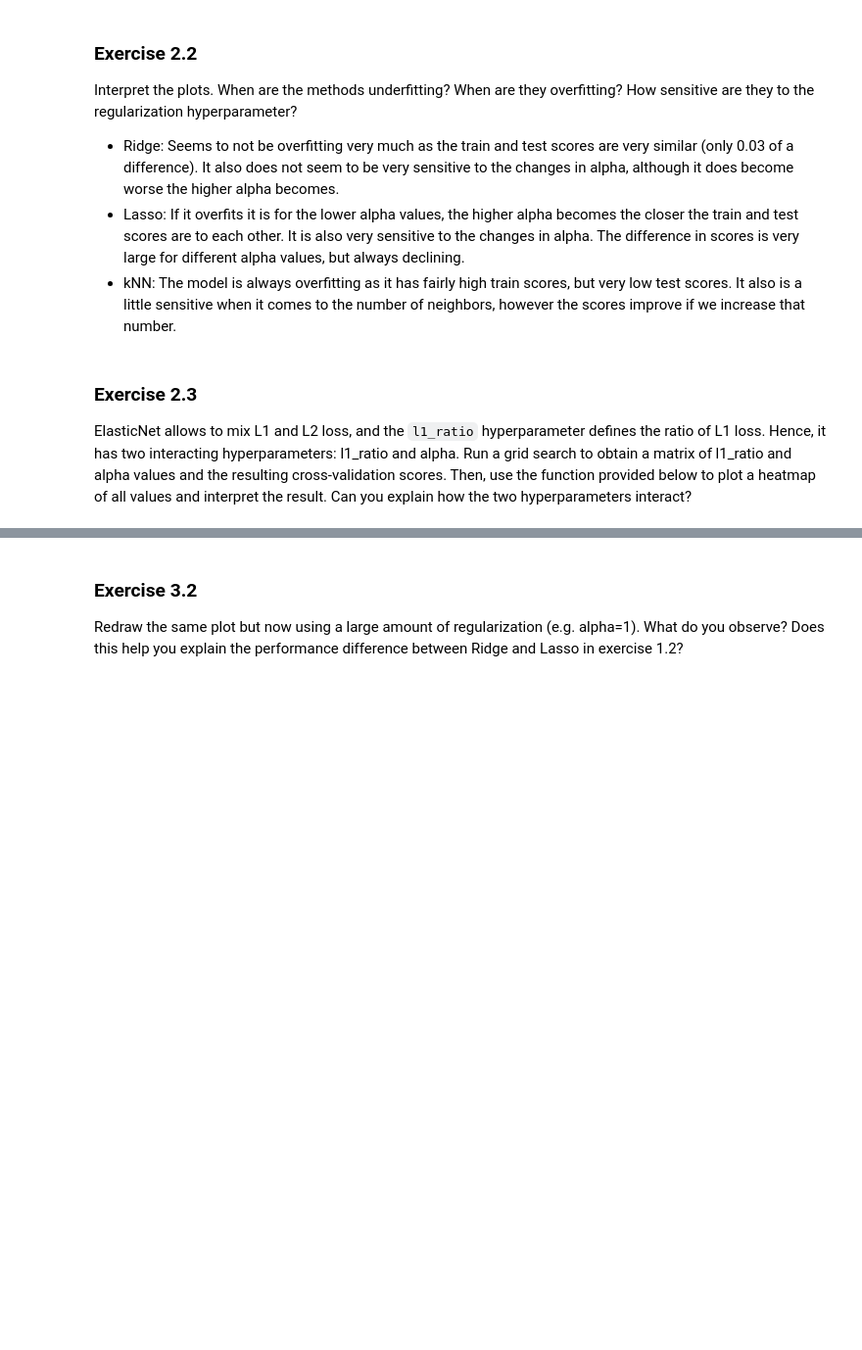
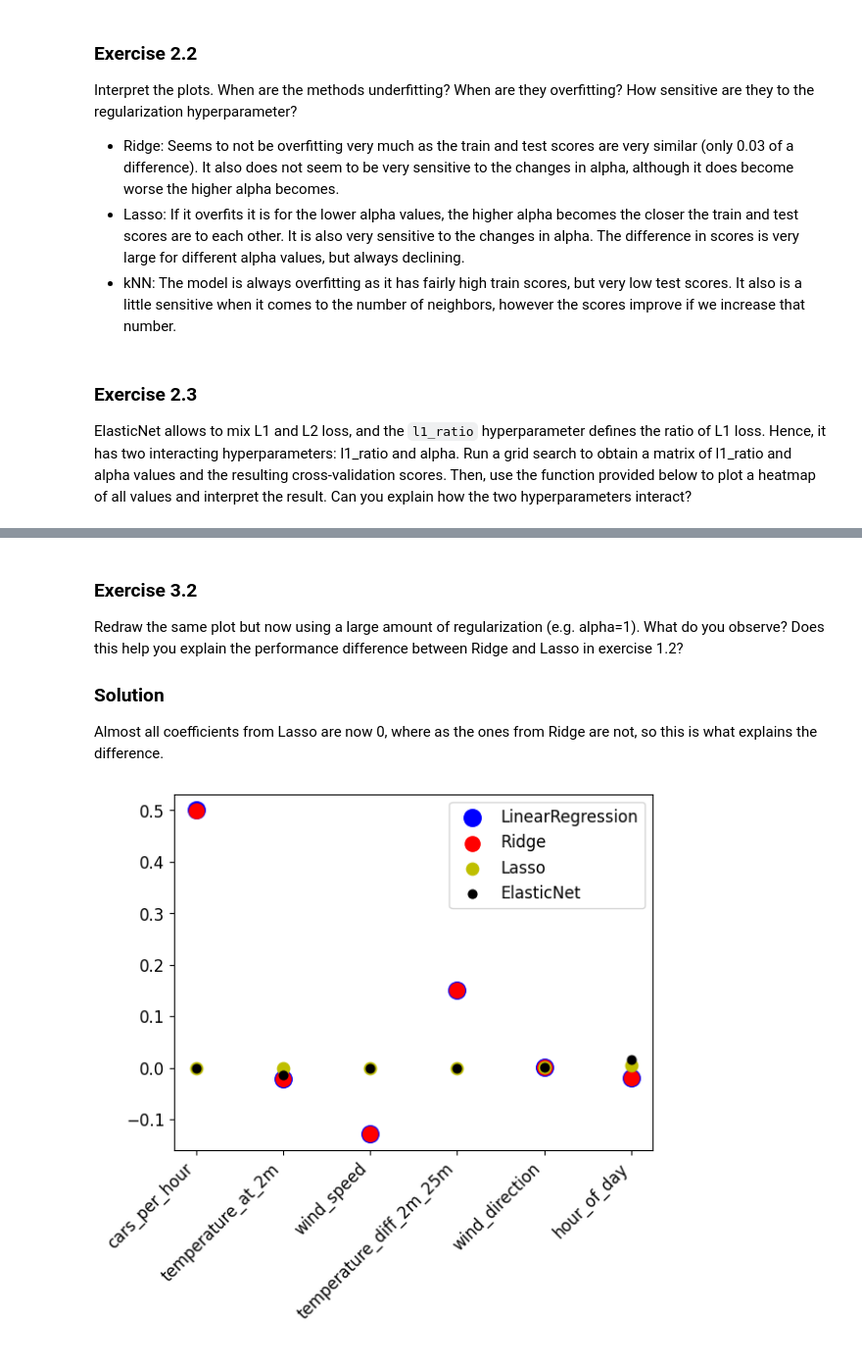
Before and after one commit to RvanSchalm/master, a Jupyter notebook: labs/Lab 1a - Linear Models for Regression.ipynb, the cells around one changed output, grey strips where cells are left out. Shown at 98% size. Saved outputs shown, nothing was run; the diff lists cells and outputs as text; code cells hidden in the pictures; blank space fills up the shorter version.

```diff
--- a/labs/Lab 1a - Linear Models for Regression.ipynb
+++ b/labs/Lab 1a - Linear Models for Regression.ipynb
@@ -289,3 +313,10 @@ For all models, choose an alpha parameter that seems to work well in the previou
 # %% [markdown]
 ### Exercise 3.2
 Redraw the same plot but now using a large amount of regularization (e.g. alpha=1). What do you observe? Does this help you explain the performance difference between Ridge and Lasso in exercise 1.2?
+
+### Solution
+Almost all coefficients from Lasso are now 0, where as the ones from Ridge are not, so this is what explains the difference.
+# %%
+scatter_coef(1)
+# %% [output]
+[figure, added]
```
Also changed, not shown: parts of 5 cells of this notebook.
